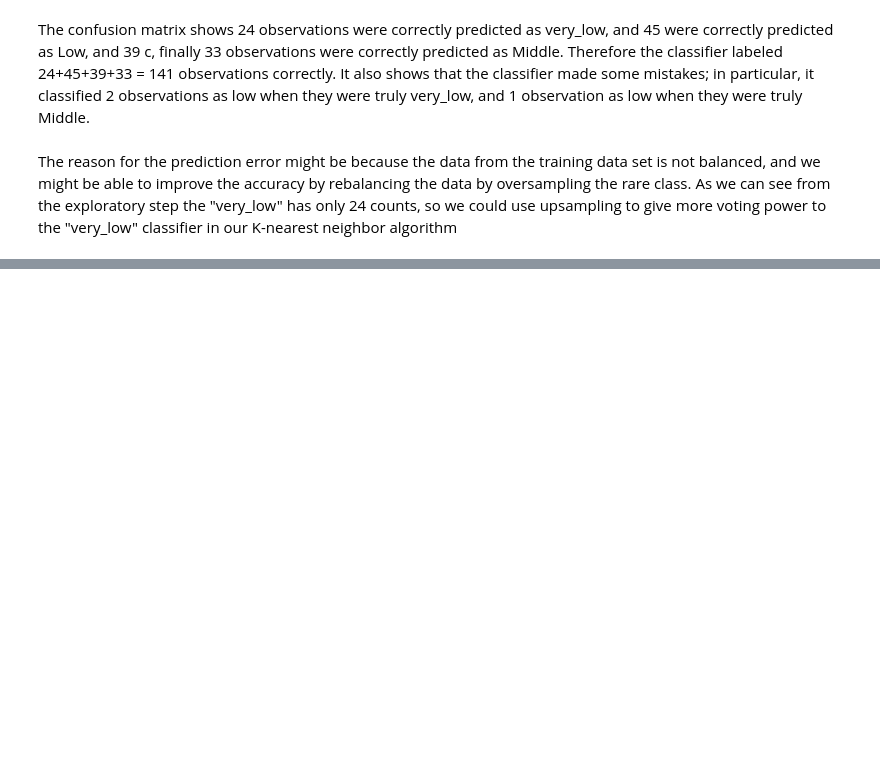
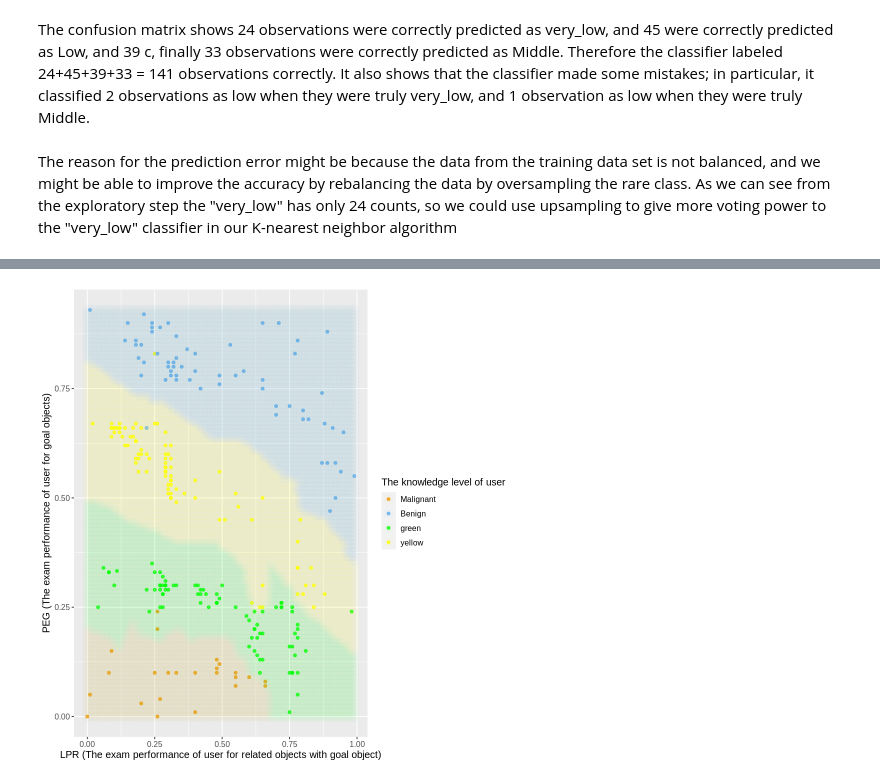
Before and after one commit to YitongZhang01/User-Knowledg-Level-Modelling-and-Analysis, a Jupyter notebook: group_project.ipynb, the cells around one changed output, grey strips where cells are left out. Cells and saved outputs as stored; diff of their text form; code cells hidden in the pictures; blank space fills up the shorter version.

```diff
--- a/group_project.ipynb
+++ b/group_project.ipynb
@@ -364,0 +330,46 @@ Traceback:
+# %%
+#Colored scatter for visualization
+
+# create the grid of area/smoothness vals, and arrange in a data frame
+are_grid <- seq(min(train$LPR),
+                max(train$LPR),
+                length.out = 100)
+smo_grid <- seq(min(train$PEG),
+                max(train$PEG),
+                length.out = 100)
+asgrid <- as_tibble(expand.grid(LPR = are_grid,
+                                PEG = smo_grid))
+
+# # use the fit workflow to make predictions at the grid points
+knnPredGrid <- predict(model_fit, asgrid)
+
+# # bind the predictions as a new column with the grid points
+prediction_table <- bind_cols(knnPredGrid, asgrid) %>%
+  rename(Class = .pred_class)
+
+# plot:
+# 1. the colored scatter of the original data
+# 2. the faded colored scatter for the grid points
+wkflw_plot <-
+  ggplot() +
+  geom_point(data = train,
+             mapping = aes(x =LPR,
+                           y = PEG,
+                           color = Class),
+             alpha = 0.75) +
+  geom_point(data = prediction_table,
+             mapping = aes(x = LPR,
+                           y = PEG,
+                           color = Class),
+             alpha = 0.02,
+             size = 5) +
+  labs(x = "LPR (The exam performance of user for related objects with goal object)",
+       y = "PEG (The exam performance of user for goal objects)",
+       color = "The knowledge level of user") +
+  scale_color_manual(labels = c("Malignant", "Benign","green","yellow"),
+                     values = c("orange2", "steelblue2","green","yellow")) +
+  theme(text = element_text(size = 12))
+
+wkflw_plot
+# %% [output]
+[figure, added]
```
Also changed, not shown: parts of 4 cells of this notebook.
